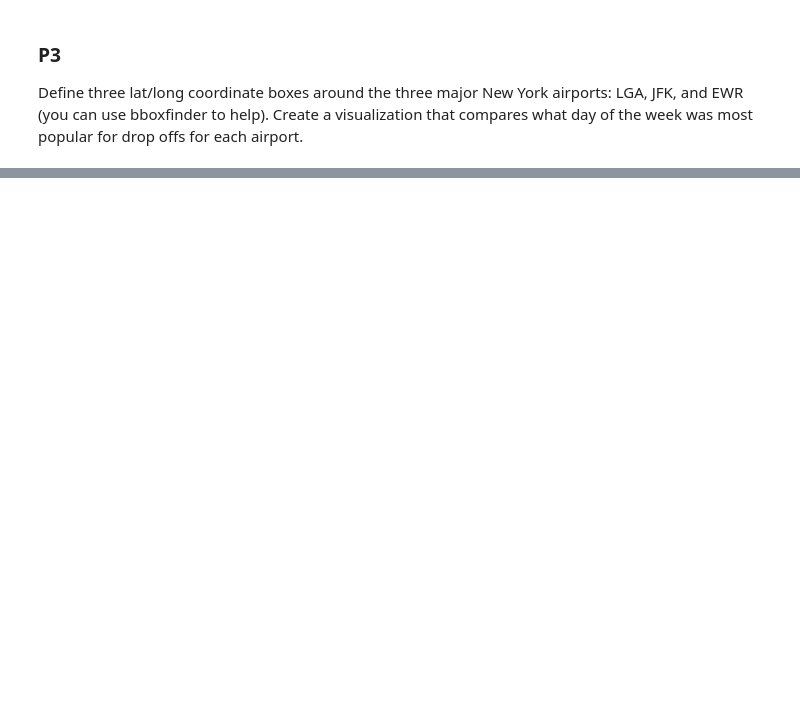
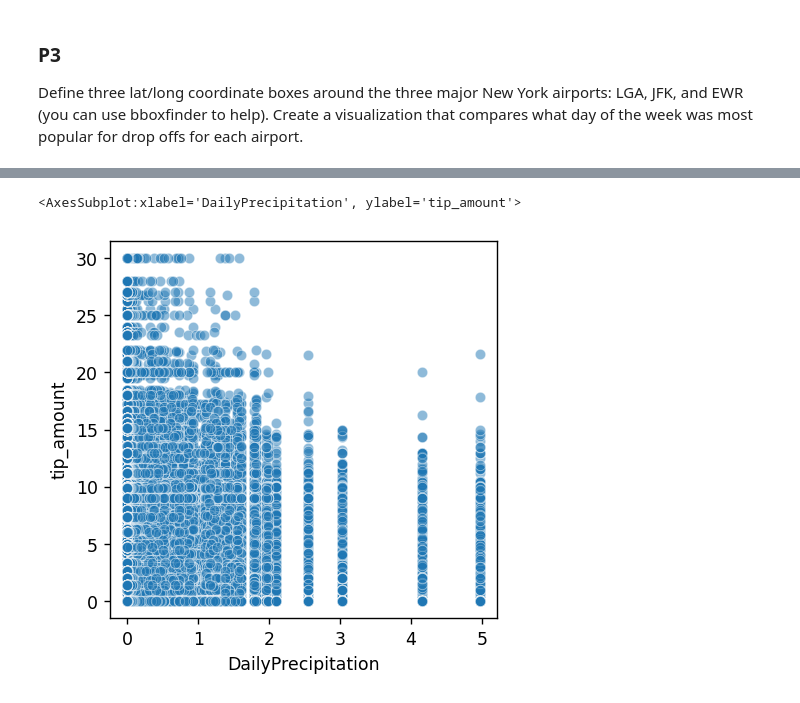
Before and after one commit to NicoleLi822/Final-Project, a Jupyter notebook: Final Project.ipynb, the cells around one changed output, grey strips where cells are left out. Cells and saved outputs as stored; diff of their text form; code cells hidden in the pictures; blank space fills up the shorter version.

```diff
--- a/Final Project.ipynb
+++ b/Final Project.ipynb
@@ -792,0 +1215,18 @@ sns.barplot(data=JFK, x="WeekNumber", y="trips")
+# %%
+QUERY_p6_1 = """
+
+SELECT pickup_datetime, tip_amount
+FROM taxi_trips
+WHERE tip_amount <= 30
+
+"""
+
+QUERY_p6_2 = """
+
+SELECT DATE_day, DailyPrecipitation
+FROM daily_weather
+
+"""
+
+result_p6_1 = engine.execute(QUERY_p6_1).fetchall()
+result_p6_2 = engine.execute(QUERY_p6_2).fetchall()
@@ -792,0 +1235,5 @@ sns.barplot(data=JFK, x="WeekNumber", y="trips")
+# %%
+P6_1 = pd.DataFrame(result_p6_1)
+P6_2 = pd.DataFrame(result_p6_2)
+P6_1["day"] = pd.to_datetime(P6_1["pickup_datetime"]).dt.day
+P6_2["day"] = pd.to_datetime(P6_2["DATE_day"]).dt.day
@@ -792,0 +1242,2 @@ sns.barplot(data=JFK, x="WeekNumber", y="trips")
+# %%
+P6 = pd.merge(P6_1, P6_2, how="left", on="day")
@@ -792,0 +1246,6 @@ sns.barplot(data=JFK, x="WeekNumber", y="trips")
+# %%
+plt.figure(figsize=(4, 4), dpi=125)
+sns.scatterplot(data=P6, x="DailyPrecipitation", y="tip_amount", alpha=0.5)
+# %% [output]
+<AxesSubplot:xlabel='DailyPrecipitation', ylabel='tip_amount'>
+[figure, added]
```
Also changed, not shown: parts of 99 cells of this notebook, 17 other files.
